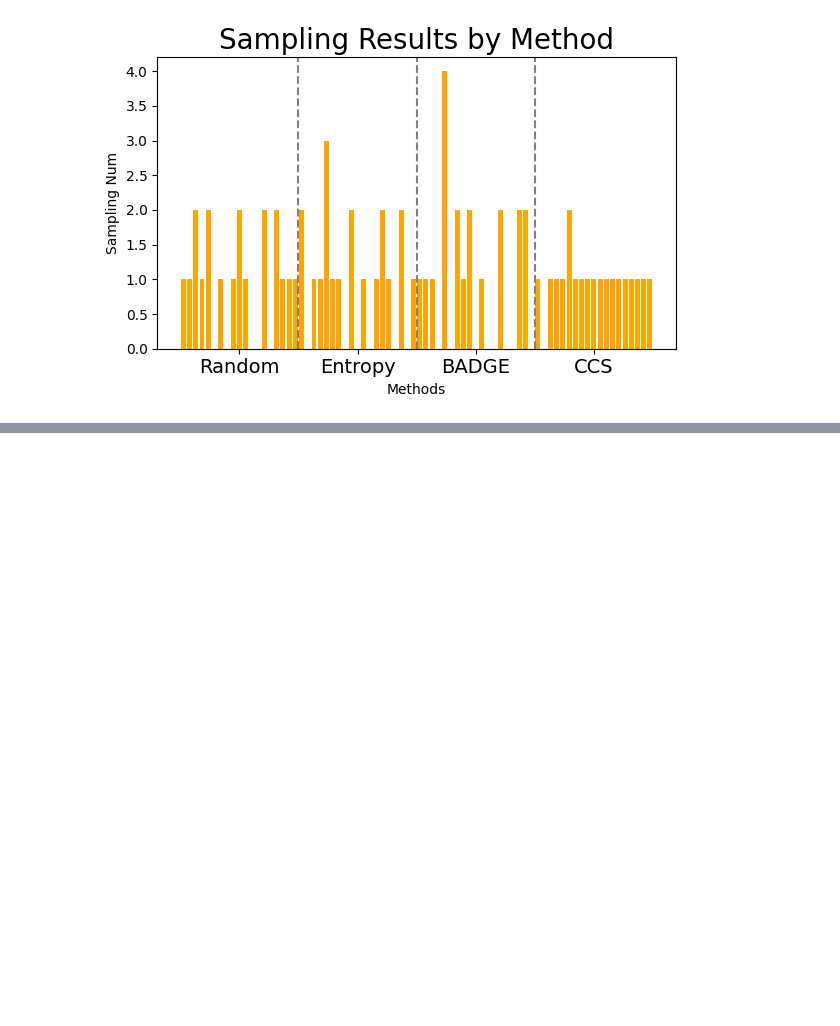
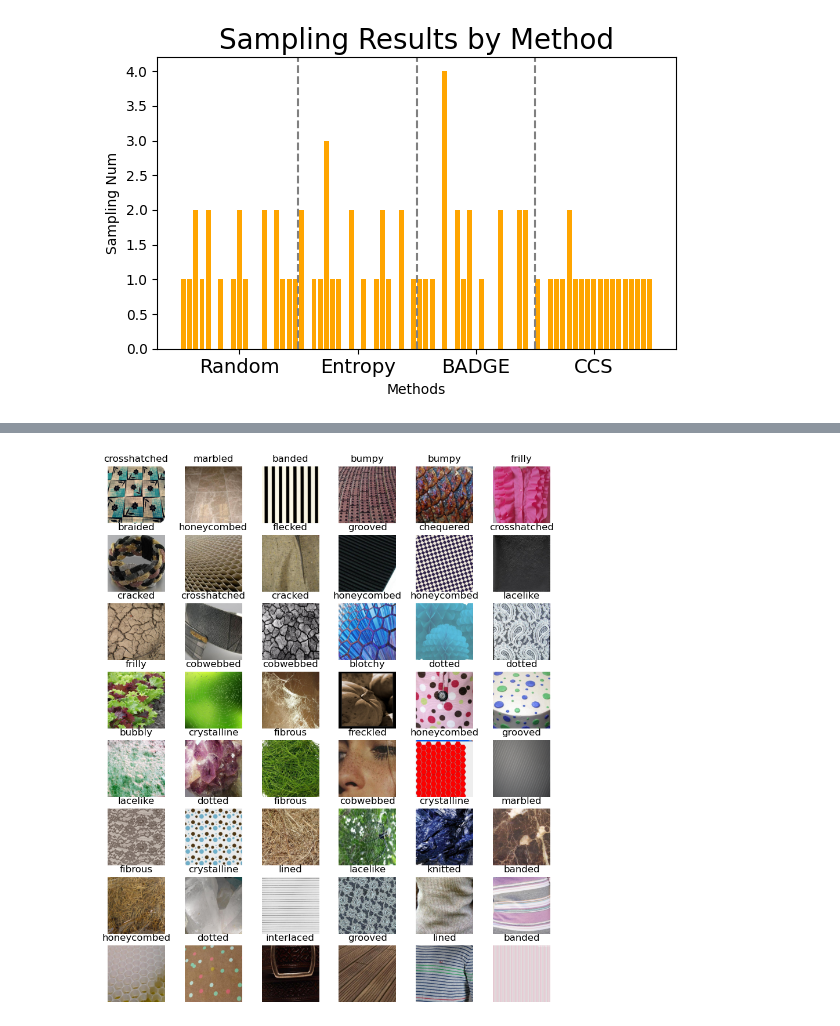
Before and after one commit to azukichunchun/pcb, a Jupyter notebook: analysis.ipynb, the cells around one changed output, grey strips where cells are left out. Saved outputs shown, nothing was run; the diff lists cells and outputs as text; code cells hidden in the pictures; blank space fills up the shorter version.

```diff
--- a/analysis.ipynb
+++ b/analysis.ipynb
@@ -423,0 +364,32 @@ plt.show()
+# %%
+import matplotlib.pyplot as plt
+import numpy as np
+import cv2
+from pathlib import Path
+
+query_impath = "output/base2new/train_base/dtd/shots_-1/ALVLM_CoCoOp_random/vit_b16_one_time_miru2025/seed5/query_impath.txt"
+#query_impath = "output/base2new/train_base/dtd/shots_-1/ALVLM_CoCoOp_entropy/vit_b16_one_time_miru2025/seed5/query_impath.txt"
+num_class = 24
+
+with open(query_impath, "r") as f:
+    query_impath = f.readlines()
+query_impath = [q.strip() for q in query_impath]
+query_impath_by_round = [query_impath[i:i+num_class] for i in range(0, len(query_impath), num_class)]
+
+
+# Visualize images by each round
+fig, axs = plt.subplots(8, 6, figsize=(10, 12))
+axs = axs.ravel()
+for i, query_impath in enumerate(query_impath_by_round[:2]):
+    for j, q in enumerate(query_impath):
+        # resize images to 224x224
+        img = cv2.imread(q)
+        img = cv2.cvtColor(img, cv2.COLOR_BGR2RGB)
+        img = cv2.resize(img, (224, 224))
+
+        axs[i*num_class+j].imshow(img)
+        axs[i*num_class+j].axis("off")
+        name = Path(q).stem.split("_")[0]
+        axs[i*num_class+j].set_title(name)
+# %% [output]
+[figure, added]
```
Also changed, not shown: parts of 5 cells of this notebook, 8 other files.
